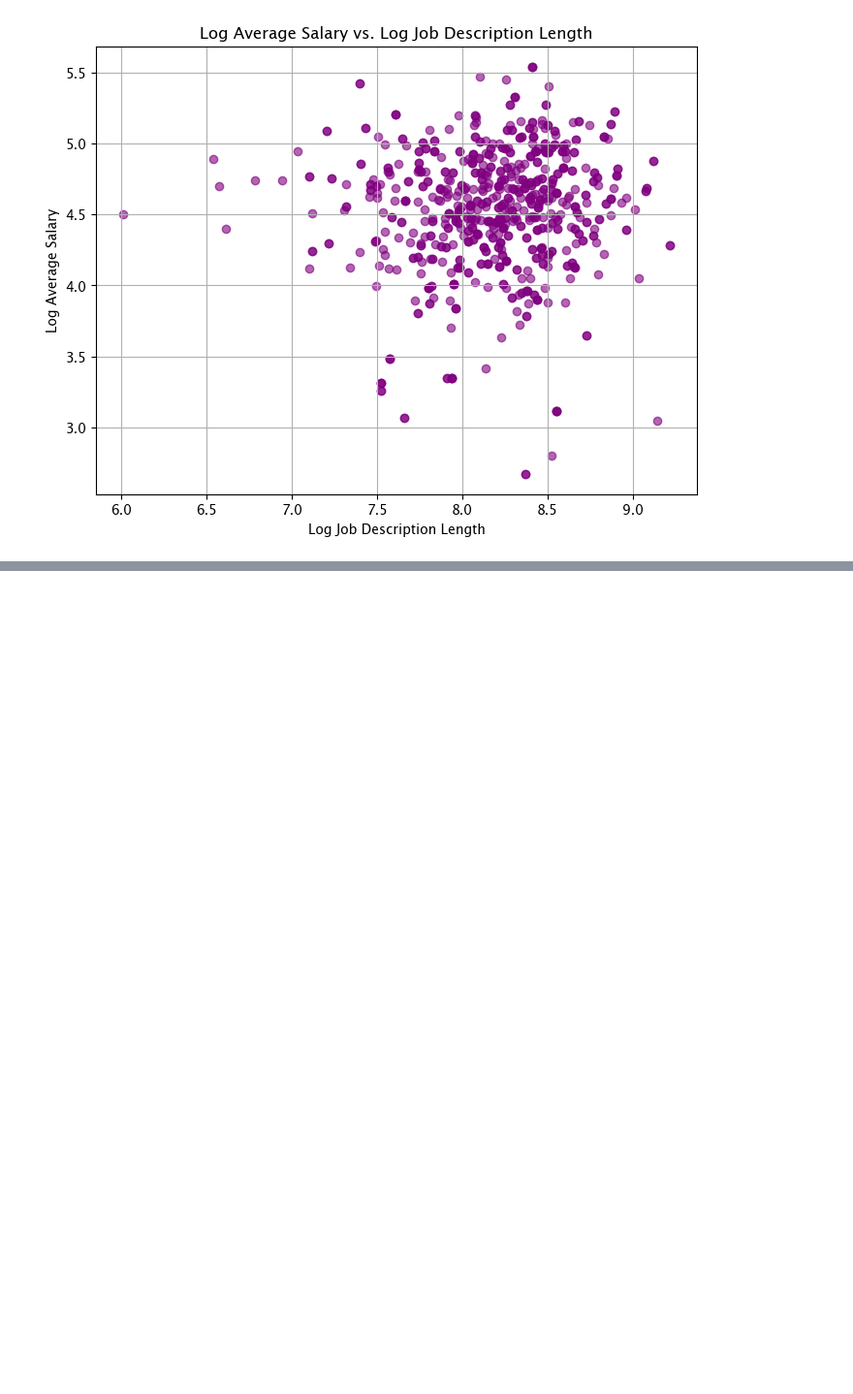
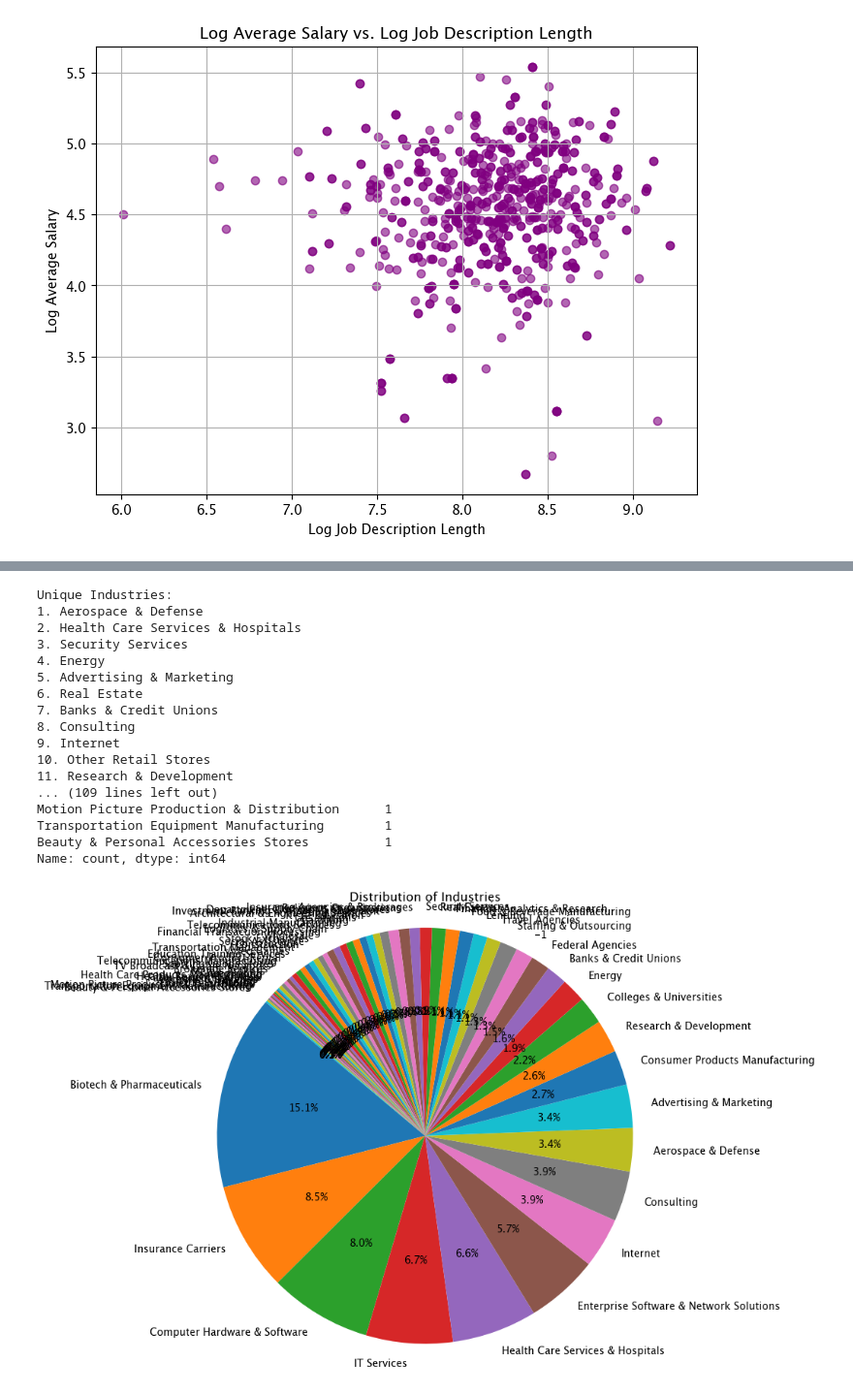
Before and after one commit to Urdadaisswag/My-DAC-Curriculum, a Jupyter notebook: Internal Project/Data_1.ipynb, the cells around one changed output, grey strips where cells are left out. Shown at 97% size. Saved outputs shown, nothing was run; the diff lists cells and outputs as text; code cells hidden in the pictures; blank space fills up the shorter version.

```diff
--- a/Internal Project/Data_1.ipynb
+++ b/Internal Project/Data_1.ipynb
@@ -319,0 +321,43 @@ plt.show()
+# %%
+
+# Find unique industries in the 'Industry' column
+unique_industries = df['Industry'].dropna().unique()  # Drop missing values and get unique values
+
+# Display unique industries
+print("Unique Industries:")
+for idx, industry in enumerate(unique_industries, start=1):
+    print(f"{idx}. {industry}")
+
+# Optional: Count the occurrences of each industry
+industry_counts = df['Industry'].value_counts()
+
+# Display industry counts
+print("\nIndustry Counts:")
+print(industry_counts)
+
+
+# Plot the industry distribution as a pie chart
+plt.figure(figsize=(10, 8))  # Set the figure size
+plt.pie(industry_counts, labels=industry_counts.index, autopct='%1.1f%%', startangle=140)
+plt.title('Distribution of Industries')  # Add a title to the chart
+plt.axis('equal')  # Ensure the pie chart is circular
+plt.show()
+# %% [output]
+Unique Industries:
+1. Aerospace & Defense
+2. Health Care Services & Hospitals
+3. Security Services
+4. Energy
+5. Advertising & Marketing
+6. Real Estate
+7. Banks & Credit Unions
+8. Consulting
+9. Internet
+10. Other Retail Stores
+11. Research & Development
+... (109 lines left out)
+Motion Picture Production & Distribution      1
+Transportation Equipment Manufacturing        1
+Beauty & Personal Accessories Stores          1
+Name: count, dtype: int64
+[figure, added]
```
Also changed, not shown: parts of 5 cells of this notebook, 1 other file.
